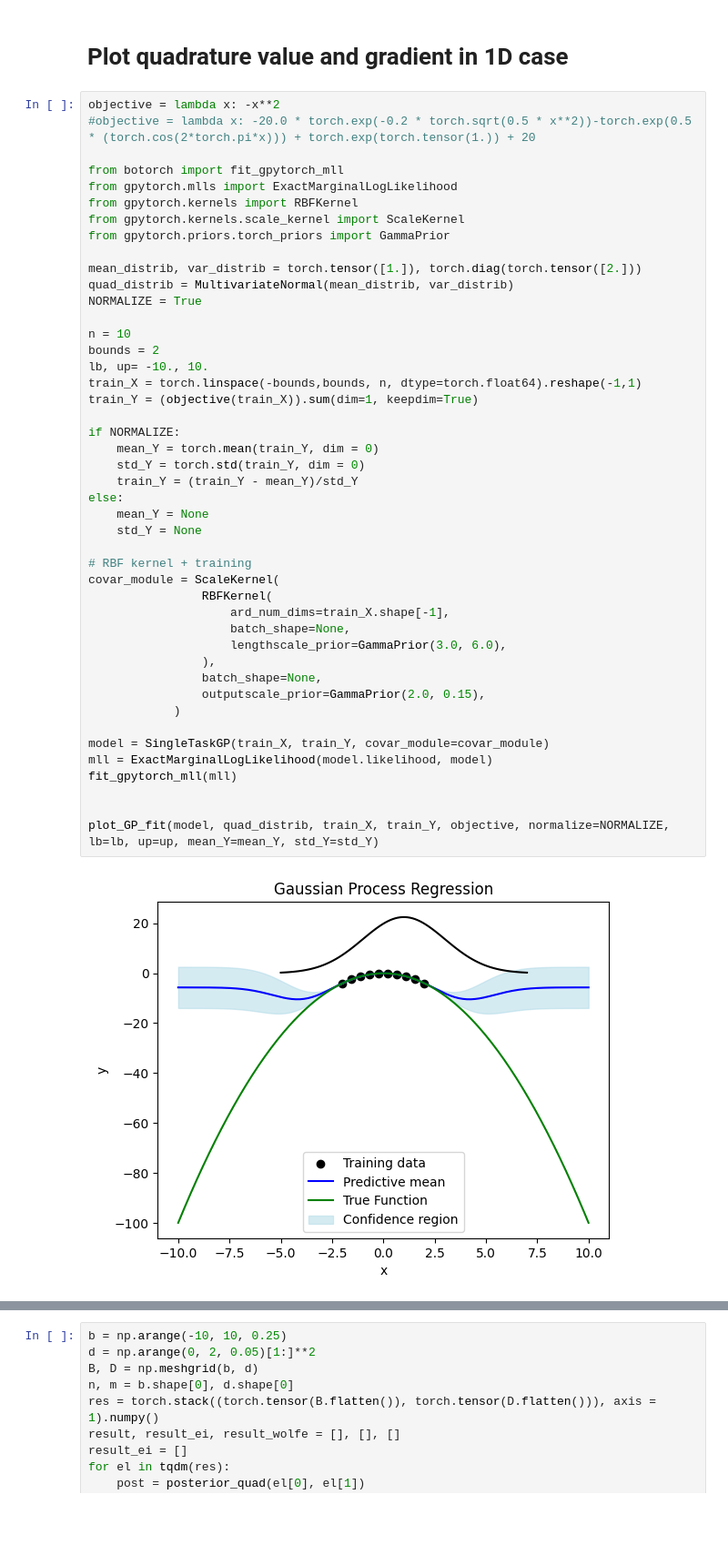
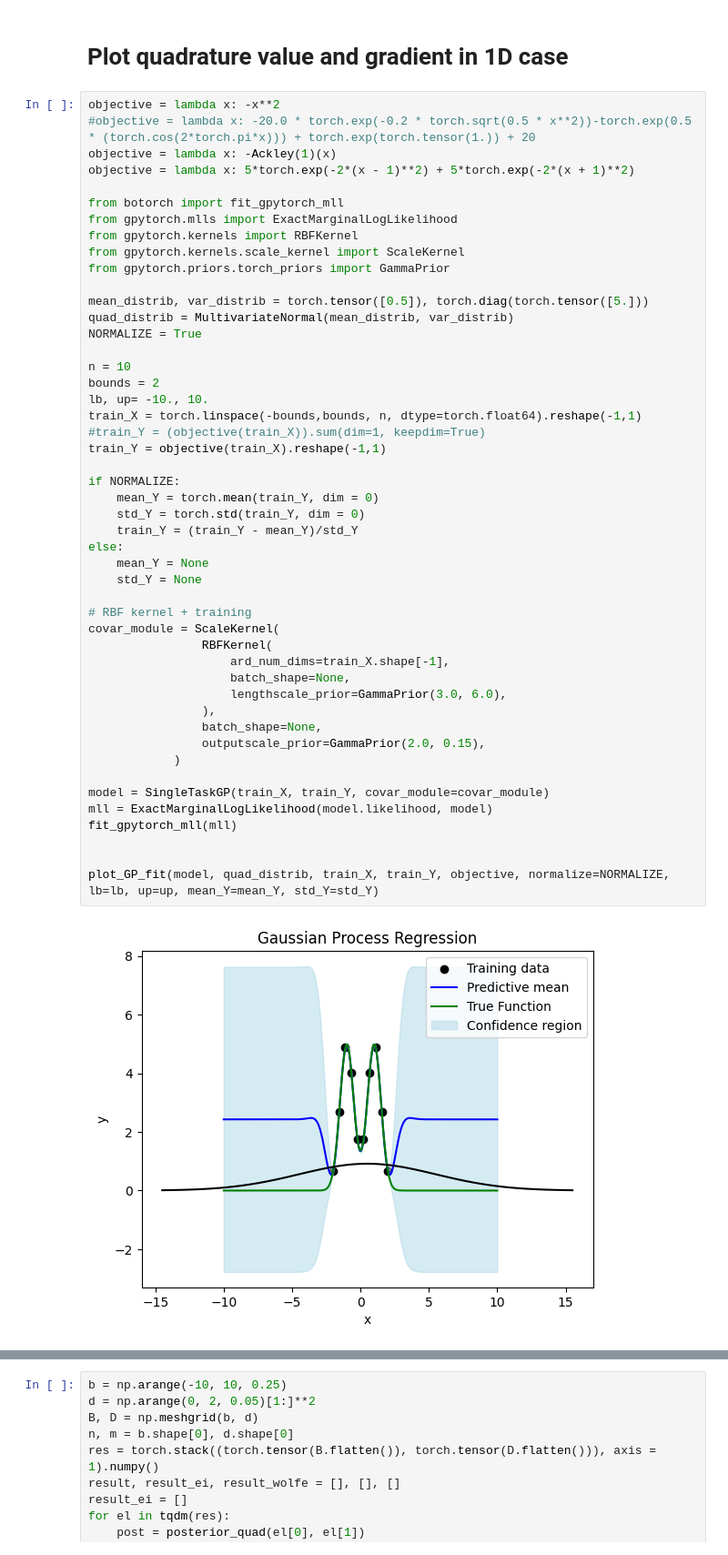
Before and after one commit to pierreosselin/ProbNES, a Jupyter notebook: notebook/illustration_quadrature.ipynb, the cells around one changed output, grey strips where cells are left out. Shown at 91% size. Saved outputs shown, nothing was run; the diff lists cells and outputs as text; blank space fills up the shorter version.

```diff
--- a/notebook/illustration_quadrature.ipynb
+++ b/notebook/illustration_quadrature.ipynb
@@ -49,6 +51,8 @@ def plot_GP_fit(model, distribution, train_X, targets, obj, normalize=False, lb=
 # %%
 objective = lambda x: -x**2
 #objective = lambda x: -20.0 * torch.exp(-0.2 * torch.sqrt(0.5 * x**2))-torch.exp(0.5 * (torch.cos(2*torch.pi*x))) + torch.exp(torch.tensor(1.)) + 20
+objective = lambda x: -Ackley(1)(x)
+objective = lambda x: 5*torch.exp(-2*(x - 1)**2) + 5*torch.exp(-2*(x + 1)**2)
 
 from botorch import fit_gpytorch_mll
 from gpytorch.mlls import ExactMarginalLogLikelihood
@@ -56,7 +60,7 @@ from gpytorch.kernels import RBFKernel
 from gpytorch.kernels.scale_kernel import ScaleKernel
 from gpytorch.priors.torch_priors import GammaPrior
 
-mean_distrib, var_distrib = torch.tensor([1.]), torch.diag(torch.tensor([2.]))
+mean_distrib, var_distrib = torch.tensor([0.5]), torch.diag(torch.tensor([5.]))
 quad_distrib = MultivariateNormal(mean_distrib, var_distrib)
 NORMALIZE = True
 
@@ -64,34 +68,35 @@ n = 10
 bounds = 2
 lb, up= -10., 10.
 train_X = torch.linspace(-bounds,bounds, n, dtype=torch.float64).reshape(-1,1)
-train_Y = (objective(train_X)).sum(dim=1, keepdim=True)
+#train_Y = (objective(train_X)).sum(dim=1, keepdim=True)
+train_Y = objective(train_X).reshape(-1,1)
 
 if NORMALIZE:
     mean_Y = torch.mean(train_Y, dim = 0)
     std_Y = torch.std(train_Y, dim = 0)
     train_Y = (train_Y - mean_Y)/std_Y
 else:
     mean_Y = None
     std_Y = None
 
 # RBF kernel + training
 covar_module = ScaleKernel(
                 RBFKernel(
                     ard_num_dims=train_X.shape[-1],
                     batch_shape=None,
                     lengthscale_prior=GammaPrior(3.0, 6.0),
                 ),
                 batch_shape=None,
                 outputscale_prior=GammaPrior(2.0, 0.15),
             )
 
 model = SingleTaskGP(train_X, train_Y, covar_module=covar_module)
 mll = ExactMarginalLogLikelihood(model.likelihood, model)
 fit_gpytorch_mll(mll)
 
 
 plot_GP_fit(model, quad_distrib, train_X, train_Y, objective, normalize=NORMALIZE, lb=lb, up=up, mean_Y=mean_Y, std_Y=std_Y)
 # %% [output]
-[figure, old version]
+[figure, new version]
 # %%
 quad = Quadrature(model=model,
```
Also changed, not shown: parts of 13 cells of this notebook, 1 other file.
